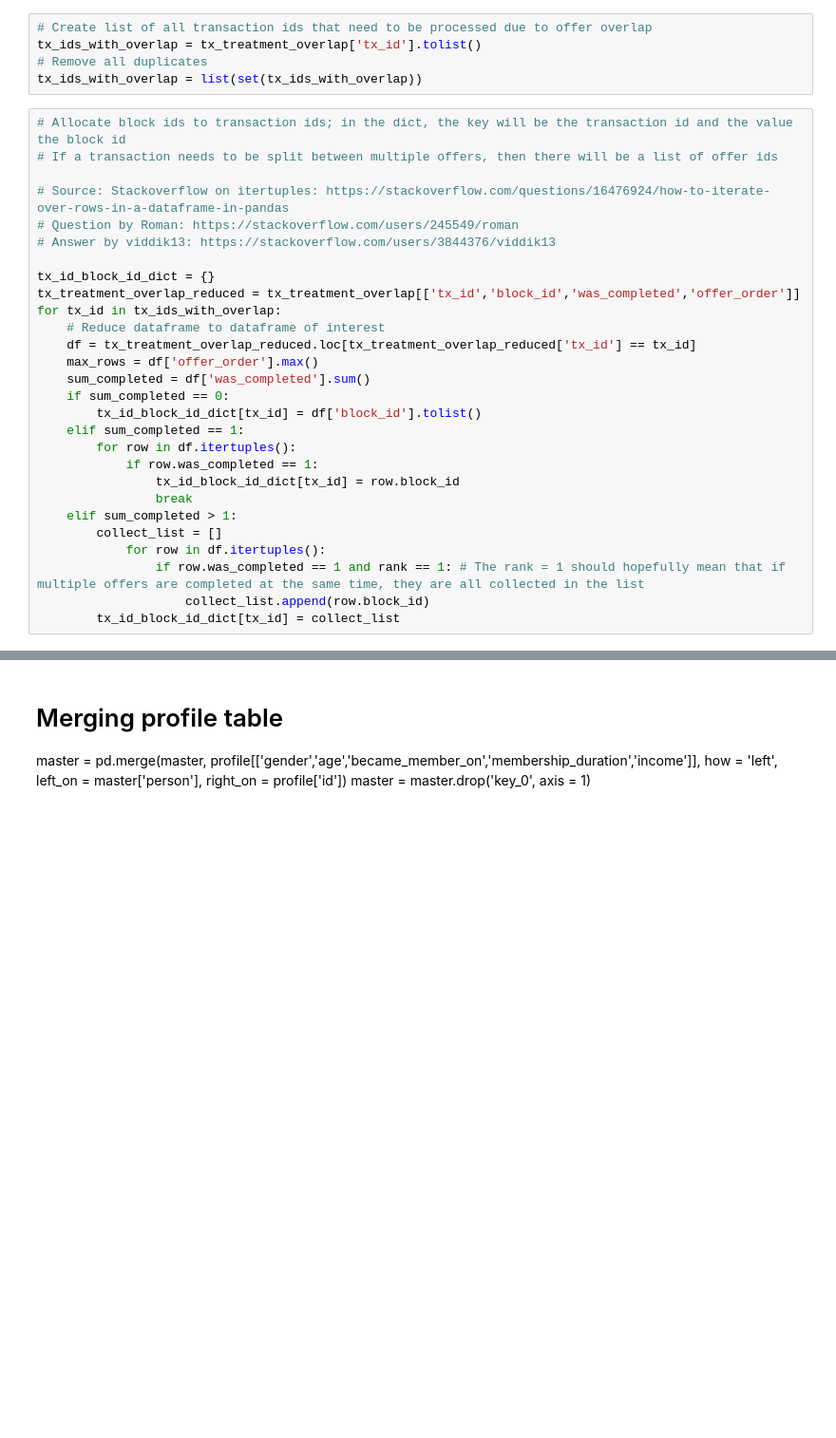
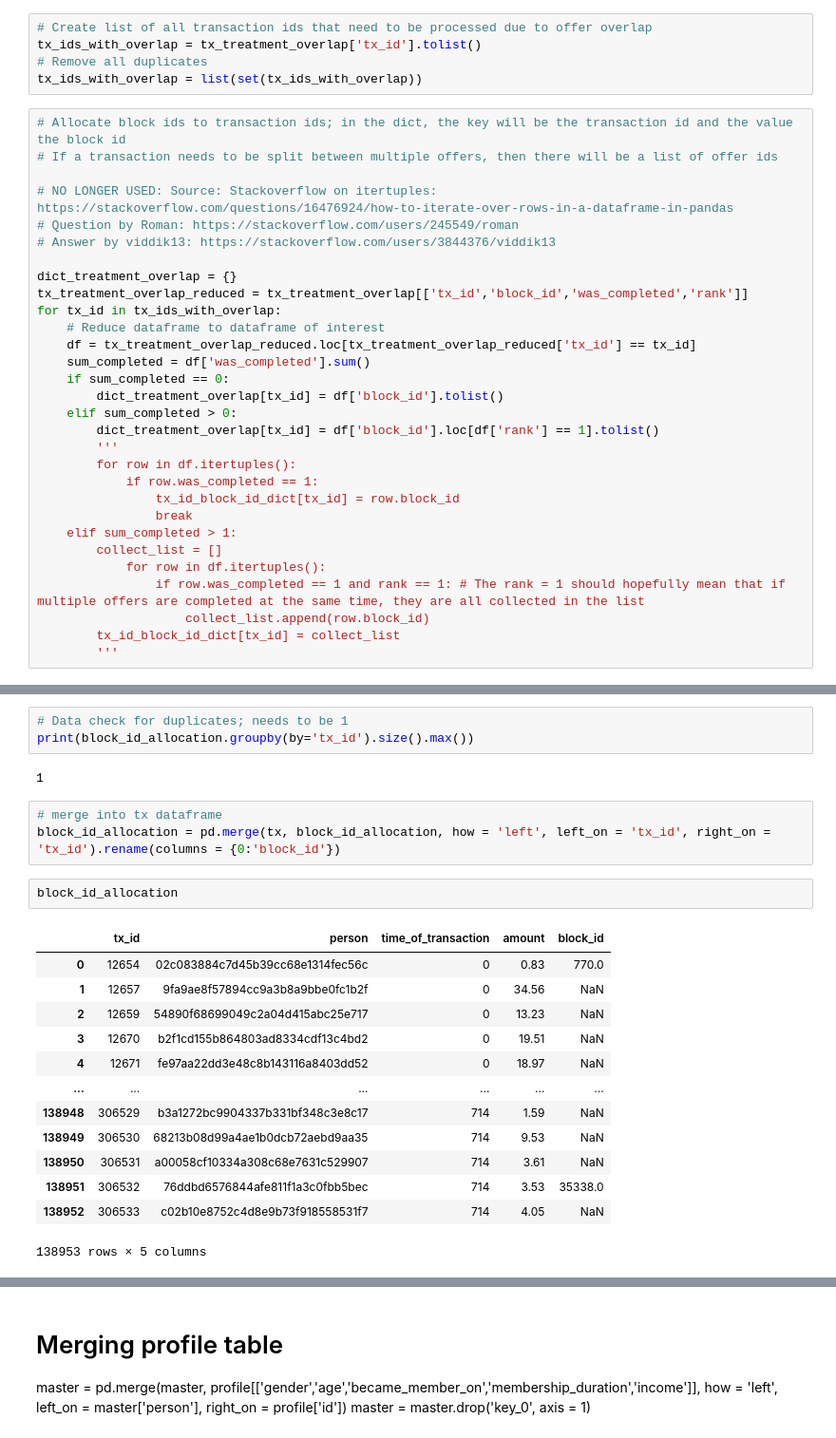
Before and after one commit to judithleao/capstone-project-starbucks, a Jupyter notebook: Starbucks-Wrangling.ipynb, the cells around one changed output, grey strips where cells are left out. Shown at 95% size. Cells and saved outputs as stored; diff of their text form; blank space fills up the shorter version.

```diff
--- a/Starbucks-Wrangling.ipynb
+++ b/Starbucks-Wrangling.ipynb
@@ -815,20 +681,21 @@ tx_ids_with_overlap = list(set(tx_ids_with_overlap))
 # Allocate block ids to transaction ids; in the dict, the key will be the transaction id and the value the block id
 # If a transaction needs to be split between multiple offers, then there will be a list of offer ids
 
-# Source: Stackoverflow on itertuples: https://stackoverflow.com/questions/16476924/how-to-iterate-over-rows-in-a-dataframe-in-pandas
+# NO LONGER USED: Source: Stackoverflow on itertuples: https://stackoverflow.com/questions/16476924/how-to-iterate-over-rows-in-a-dataframe-in-pandas
 # Question by Roman: https://stackoverflow.com/users/245549/roman
 # Answer by viddik13: https://stackoverflow.com/users/3844376/viddik13
 
-tx_id_block_id_dict = {}
-tx_treatment_overlap_reduced = tx_treatment_overlap[['tx_id','block_id','was_completed','offer_order']]
+dict_treatment_overlap = {}
+tx_treatment_overlap_reduced = tx_treatment_overlap[['tx_id','block_id','was_completed','rank']]
 for tx_id in tx_ids_with_overlap:
     # Reduce dataframe to dataframe of interest
     df = tx_treatment_overlap_reduced.loc[tx_treatment_overlap_reduced['tx_id'] == tx_id]
-    max_rows = df['offer_order'].max()
     sum_completed = df['was_completed'].sum()
     if sum_completed == 0:
-        tx_id_block_id_dict[tx_id] = df['block_id'].tolist()
-    elif sum_completed == 1:
+        dict_treatment_overlap[tx_id] = df['block_id'].tolist()
+    elif sum_completed > 0:
+        dict_treatment_overlap[tx_id] = df['block_id'].loc[df['rank'] == 1].tolist()
+        '''
         for row in df.itertuples():
             if row.was_completed == 1:
                 tx_id_block_id_dict[tx_id] = row.block_id
@@ -839,3 +706,4 @@ for tx_id in tx_ids_with_overlap:
                 if row.was_completed == 1 and rank == 1: # The rank = 1 should hopefully mean that if multiple offers are completed at the same time, they are all collected in the list
                     collect_list.append(row.block_id)
         tx_id_block_id_dict[tx_id] = collect_list
+        '''
@@ -949,0 +752,24 @@ check.loc[check['person'] == '00cf1bbec83f4a658f8994e556db4633']
+# %%
+# Data check for duplicates; needs to be 1
+print(block_id_allocation.groupby(by='tx_id').size().max())
+# %% [output]
+1
+# %%
+# merge into tx dataframe
+block_id_allocation = pd.merge(tx, block_id_allocation, how = 'left', left_on = 'tx_id', right_on = 'tx_id').rename(columns = {0:'block_id'})
+# %%
+block_id_allocation
+# %% [output]
+|  | tx_id | person | time_of_transaction | amount | block_id |
+| 0 | 12654 | 02c083884c7d45b39cc68e1314fec56c | 0 | 0.83 | 770.0 |
+| 1 | 12657 | 9fa9ae8f57894cc9a3b8a9bbe0fc1b2f | 0 | 34.56 | NaN |
+| 2 | 12659 | 54890f68699049c2a04d415abc25e717 | 0 | 13.23 | NaN |
+| 3 | 12670 | b2f1cd155b864803ad8334cdf13c4bd2 | 0 | 19.51 | NaN |
+| 4 | 12671 | fe97aa22dd3e48c8b143116a8403dd52 | 0 | 18.97 | NaN |
+| ... | ... | ... | ... | ... | ... |
+| 138948 | 306529 | b3a1272bc9904337b331bf348c3e8c17 | 714 | 1.59 | NaN |
+| 138949 | 306530 | 68213b08d99a4ae1b0dcb72aebd9aa35 | 714 | 9.53 | NaN |
+| 138950 | 306531 | a00058cf10334a308c68e7631c529907 | 714 | 3.61 | NaN |
+| 138951 | 306532 | 76ddbd6576844afe811f1a3c0fbb5bec | 714 | 3.53 | 35338.0 |
+| 138952 | 306533 | c02b10e8752c4d8e9b73f918558531f7 | 714 | 4.05 | NaN |
+138953 rows × 5 columns
```
Also changed, not shown: parts of 67 cells of this notebook.
